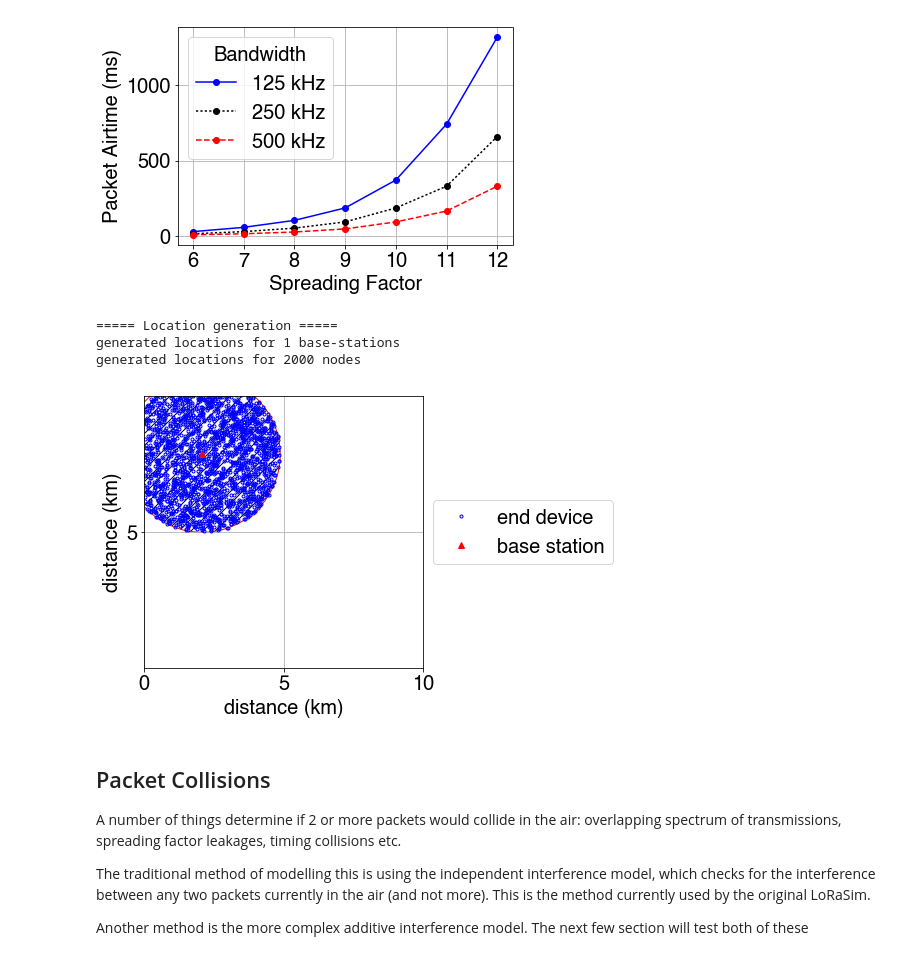
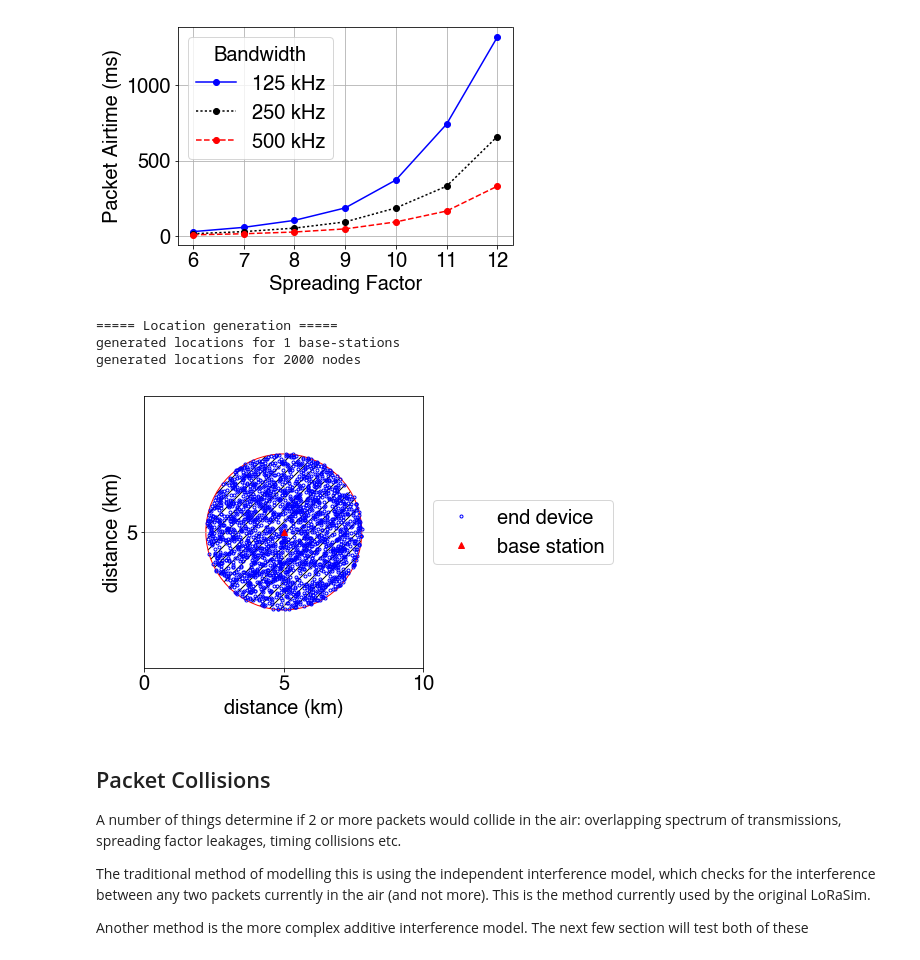
Before and after one commit to adwaitnd/lorasim, a Jupyter notebook: LoraSim-python2.ipynb, the cells around one changed output. Saved outputs shown, nothing was run; the diff lists cells and outputs as text; code cells hidden in the pictures.

```diff
--- a/LoraSim-python2.ipynb
+++ b/LoraSim-python2.ipynb
@@ -176,14 +176,17 @@ print "===== Location generation ====="
 
 random.seed(1)
 
-placeRandomly(maxNrBS, BSLoc, [maxX*0.1, maxX*0.9], [maxY*0.1, maxY*0.9])
+if maxNrBS == 1:
+    BSLoc[0] = [0, maxX*0.5, maxY*0.5]
+else:
+    placeRandomly(maxNrBS, BSLoc, [maxX*0.1, maxX*0.9], [maxY*0.1, maxY*0.9])
 print "generated locations for {} base-stations".format(maxNrBS)
 
 placeRandomlyInRange(maxNrNodes, nodeLoc, [0, maxX], [0, maxY], BSLoc)
 print "generated locations for {} nodes".format(maxNrNodes)
 
-np.save('bsList_bs8_nodes2000.npy', BSLoc)
-np.save('nodesList_bs8_nodes2000.npy', nodeLoc)
+# np.save("bsList_bs{}_nodes{}.npy".format(maxNrBS, maxNrNodes), BSLoc)
+# np.save("nodeList_bs{}_nodes{}.npy".format(maxNrBS, maxNrNodes), nodeLoc)
 
 def plotLocations():
     loc_plot = plt.figure(figsize = (5,5))
@@ -191,34 +194,34 @@ def plotLocations():
 
     bestDist = np.amax(maxDist)
 
     bestDist = np.amax(maxDist)
     for b in BSLoc[:,1:3]:
         loc_ax.add_artist(plt.Circle((b[0], b[1]), bestDist, fill=False, hatch='//', color = 'red'))
 
     nodePoints, = plt.plot(nodeLoc[:,1], nodeLoc[:,2], "b.", mfc='none', label="end device")
     bsPoints, = plt.plot(BSLoc[:,1], BSLoc[:,2], "r^", label="base station")
 
     plt.xticks([0, 5000, 10000, 15000, 20000], [0,5,10,15,20])
     plt.yticks([0, 5000, 10000, 15000, 20000], [0,5,10,15,20])
 
     plt.legend(loc='center left', bbox_to_anchor=(1, 0.5))
     plt.grid()
 
     plt.axis('equal')
     plt.xlim((0, maxX))
     plt.ylim((0, maxY))
 
     plt.xlabel('distance (km)')
     plt.ylabel('distance (km)')
 
     plt.show()
 
 plotLocations()
 # %% [output]
 ===== Location generation =====
 generated locations for 1 base-stations
 generated locations for 2000 nodes
-[figure, old version]
+[figure, new version]
 # %% [markdown]
 ## Packet Collisions
 
```
Also changed, not shown: parts of 1 cell of this notebook, 4 other files.
